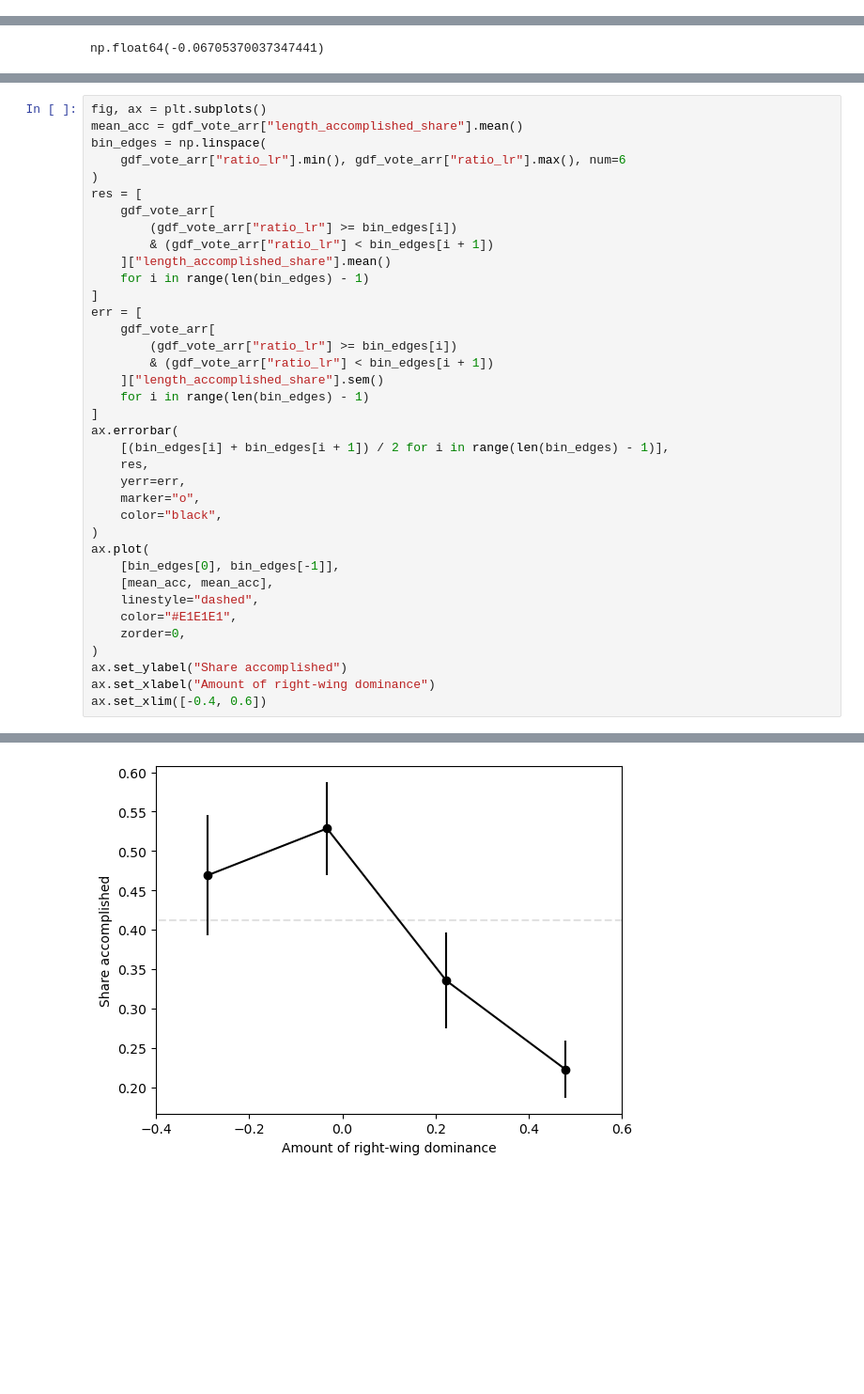
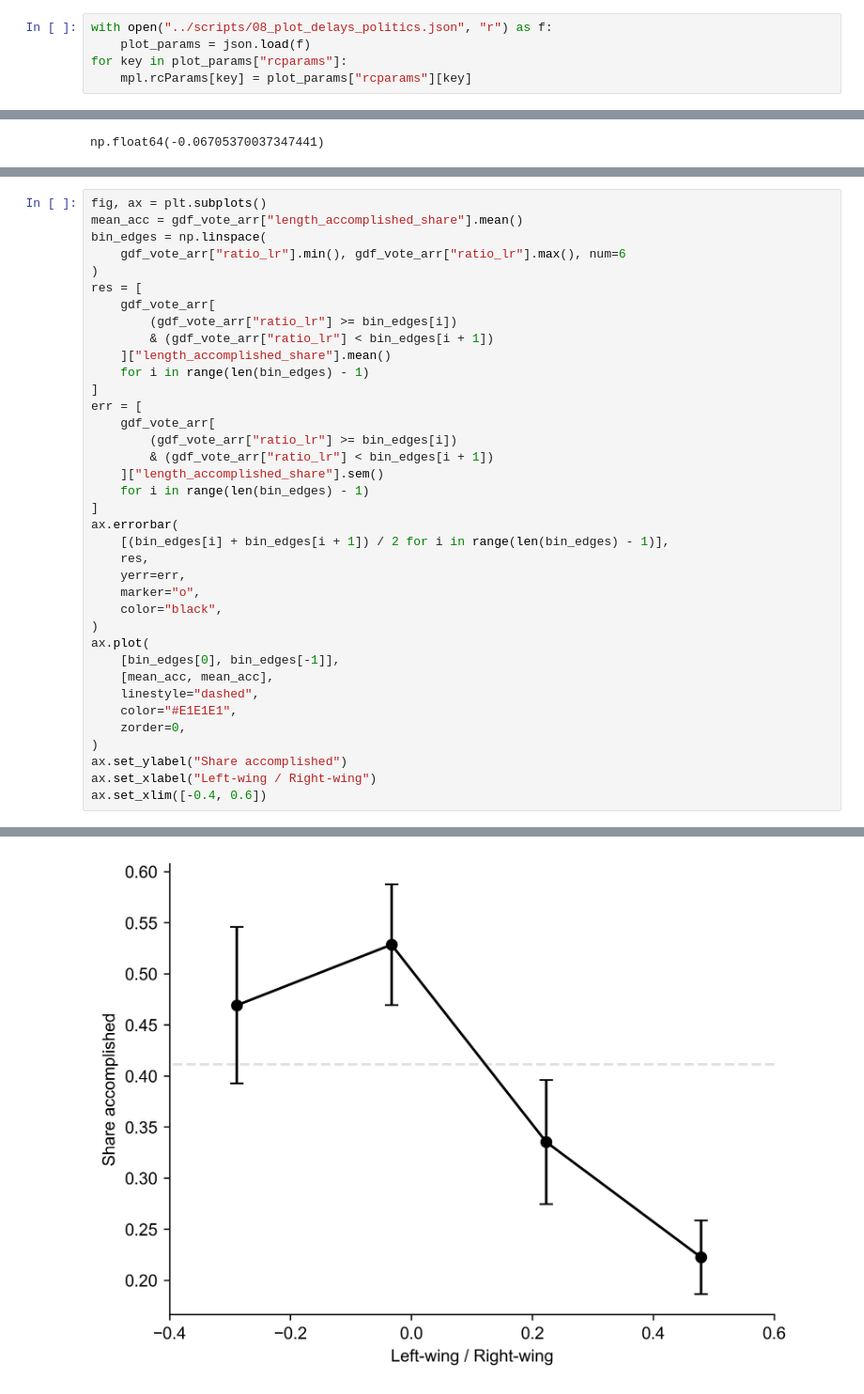
Before and after one commit to csebastiao/orderbikenet_paris, a Jupyter notebook: notebooks/measure_vote_impact_bikenet.ipynb, the cells around one changed output, grey strips where cells are left out. Shown at 94% size. Cells and saved outputs as stored; diff of their text form; blank space fills up the shorter version.

```diff
--- a/notebooks/measure_vote_impact_bikenet.ipynb
+++ b/notebooks/measure_vote_impact_bikenet.ipynb
@@ -9,3 +12,8 @@ from splot.esda import lisa_cluster
+# %%
+with open("../scripts/08_plot_delays_politics.json", "r") as f:
+    plot_params = json.load(f)
+for key in plot_params["rcparams"]:
+    mpl.rcParams[key] = plot_params["rcparams"][key]
 # %%
 G = ox.load_graphml(
     "../data/processed/paris_simplified_results/paris_cleaned_multigraph.graphml"
@@ -102,32 +132,32 @@ res = [
         (gdf_vote_arr["ratio_lr"] >= bin_edges[i])
         & (gdf_vote_arr["ratio_lr"] < bin_edges[i + 1])
     ]["length_accomplished_share"].mean()
     for i in range(len(bin_edges) - 1)
 ]
 err = [
     gdf_vote_arr[
         (gdf_vote_arr["ratio_lr"] >= bin_edges[i])
         & (gdf_vote_arr["ratio_lr"] < bin_edges[i + 1])
     ]["length_accomplished_share"].sem()
     for i in range(len(bin_edges) - 1)
 ]
 ax.errorbar(
     [(bin_edges[i] + bin_edges[i + 1]) / 2 for i in range(len(bin_edges) - 1)],
     res,
     yerr=err,
     marker="o",
     color="black",
 )
 ax.plot(
     [bin_edges[0], bin_edges[-1]],
     [mean_acc, mean_acc],
     linestyle="dashed",
     color="#E1E1E1",
     zorder=0,
 )
 ax.set_ylabel("Share accomplished")
-ax.set_xlabel("Amount of right-wing dominance")
+ax.set_xlabel("Left-wing / Right-wing")
 ax.set_xlim([-0.4, 0.6])
 # %% [output]
 (-0.4, 0.6)
-[figure, old version]
+[figure, new version]
```
Also changed, not shown: parts of 14 cells of this notebook, 3 other files.
